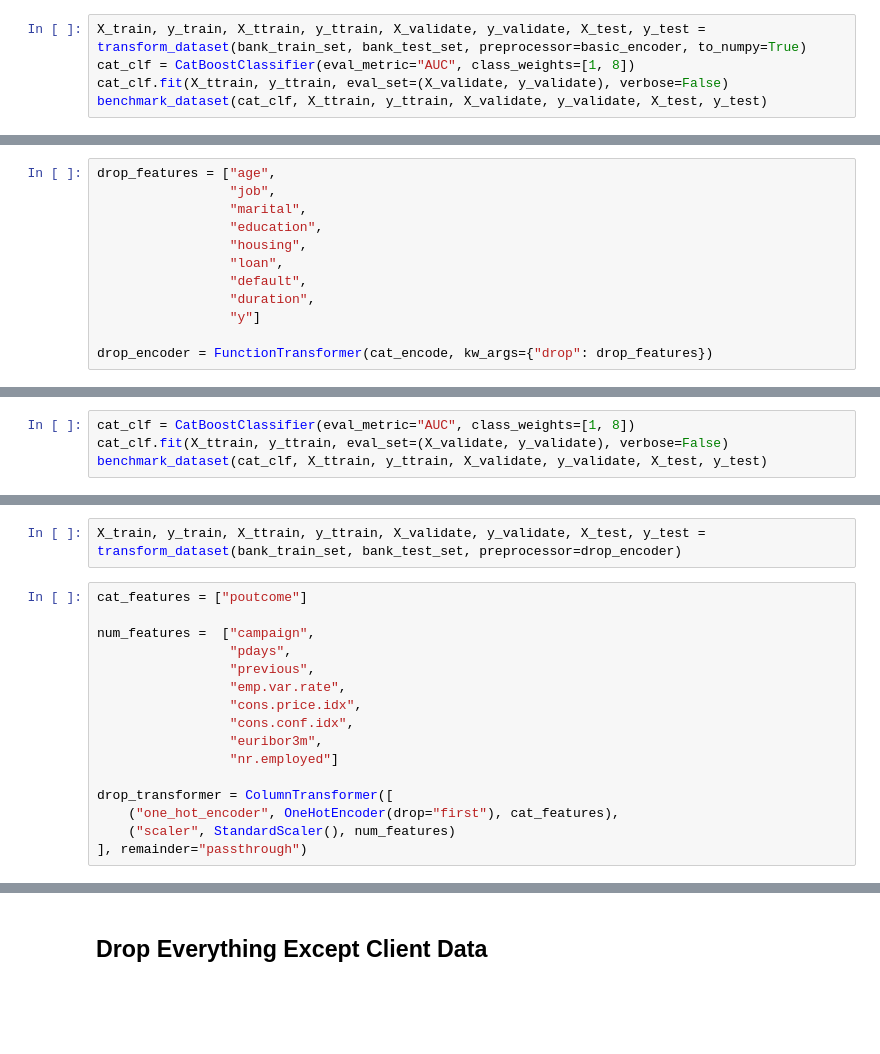
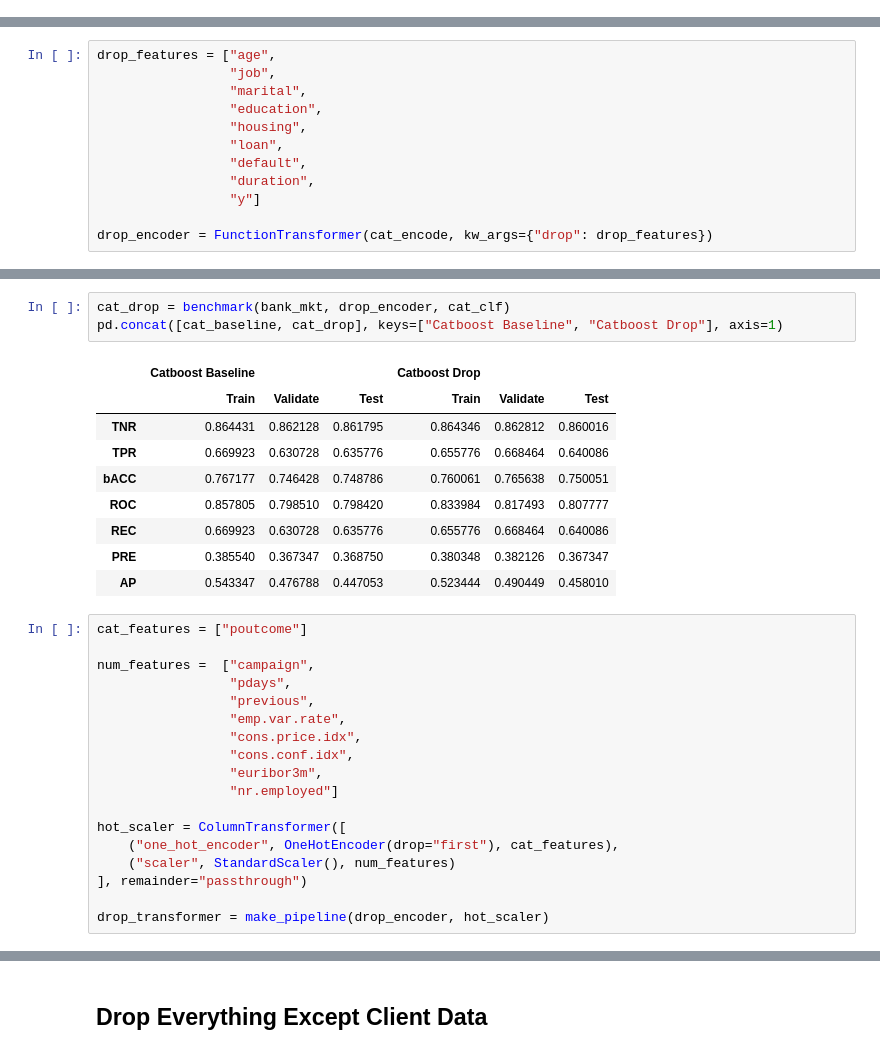
Before and after one commit to iewaij/data-analytics-bank-marketing, a Jupyter notebook: code/4_feature_engineering.ipynb, the cells around one changed output, grey strips where cells are left out. Drawn from its saved outputs; the diff is of its cells as text; blank space fills up the shorter version.

```diff
--- a/code/4_feature_engineering.ipynb
+++ b/code/4_feature_engineering.ipynb
@@ -216,5 +311,0 @@ cat_transformer = ColumnTransformer([
-# %%
-X_train, y_train, X_ttrain, y_ttrain, X_validate, y_validate, X_test, y_test = transform_dataset(bank_train_set, bank_test_set, preprocessor=basic_encoder, to_numpy=True)
-cat_clf = CatBoostClassifier(eval_metric="AUC", class_weights=[1, 8])
-cat_clf.fit(X_ttrain, y_ttrain, eval_set=(X_validate, y_validate), verbose=False)
-benchmark_dataset(cat_clf, X_ttrain, y_ttrain, X_validate, y_validate, X_test, y_test)
@@ -280,4 +367,0 @@ X_train, y_train, X_ttrain, y_ttrain, X_validate, y_validate, X_test, y_test = t
-# %%
-cat_clf = CatBoostClassifier(eval_metric="AUC", class_weights=[1, 8])
-cat_clf.fit(X_ttrain, y_ttrain, eval_set=(X_validate, y_validate), verbose=False)
-benchmark_dataset(cat_clf, X_ttrain, y_ttrain, X_validate, y_validate, X_test, y_test)
@@ -294,5 +368,16 @@ benchmark_dataset(cat_clf, X_ttrain, y_ttrain, X_validate, y_validate, X_test, y
-# %%
-X_train, y_train, X_ttrain, y_ttrain, X_validate, y_validate, X_test, y_test = transform_dataset(bank_train_set, bank_test_set, preprocessor=drop_encoder)
+# %%
+cat_drop = benchmark(bank_mkt, drop_encoder, cat_clf)
+pd.concat([cat_baseline, cat_drop], keys=["Catboost Baseline", "Catboost Drop"], axis=1)
+# %% [output]
+|  | Catboost Baseline |  |  | Catboost Drop |  |  |
+|  | Train | Validate | Test | Train | Validate | Test |
+| TNR | 0.864431 | 0.862128 | 0.861795 | 0.864346 | 0.862812 | 0.860016 |
+| TPR | 0.669923 | 0.630728 | 0.635776 | 0.655776 | 0.668464 | 0.640086 |
+| bACC | 0.767177 | 0.746428 | 0.748786 | 0.760061 | 0.765638 | 0.750051 |
+| ROC | 0.857805 | 0.798510 | 0.798420 | 0.833984 | 0.817493 | 0.807777 |
+| REC | 0.669923 | 0.630728 | 0.635776 | 0.655776 | 0.668464 | 0.640086 |
+| PRE | 0.385540 | 0.367347 | 0.368750 | 0.380348 | 0.382126 | 0.367347 |
+| AP | 0.543347 | 0.476788 | 0.447053 | 0.523444 | 0.490449 | 0.458010 |
 # %%
 cat_features = ["poutcome"]
 
@@ -305,7 +390,9 @@ num_features =  ["campaign",
                  "euribor3m",
                  "nr.employed"]
 
-drop_transformer = ColumnTransformer([
+hot_scaler = ColumnTransformer([
     ("one_hot_encoder", OneHotEncoder(drop="first"), cat_features),
     ("scaler", StandardScaler(), num_features)
 ], remainder="passthrough")
+
+drop_transformer = make_pipeline(drop_encoder, hot_scaler)
```
Also changed, not shown: parts of 88 cells of this notebook, 1 other file.
